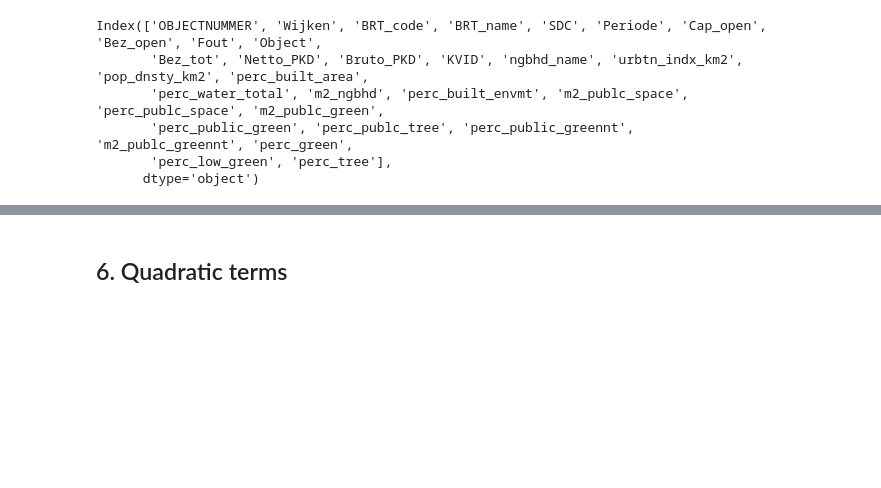
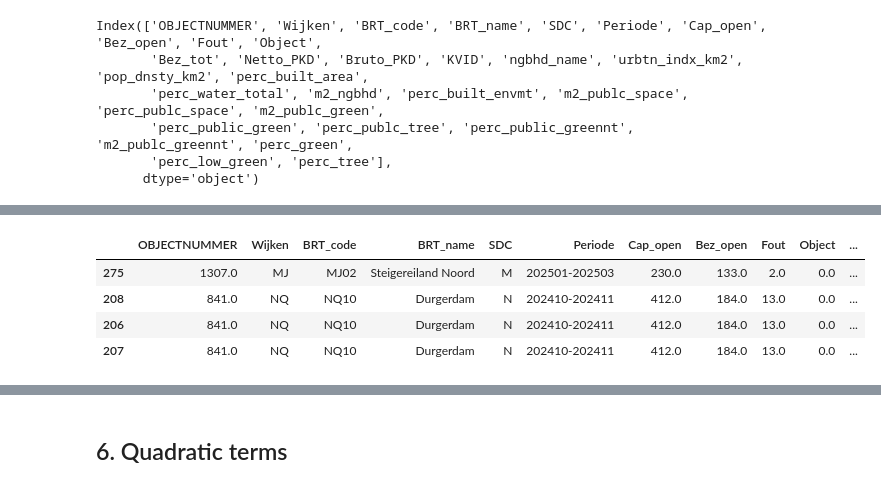
Before and after one commit to bram-villanueva/paper_project, a Jupyter notebook: park_prs_and_green.ipynb, the cells around one changed output, grey strips where cells are left out. Cells and saved outputs as stored; diff of their text form; code cells hidden in the pictures; blank space fills up the shorter version.

```diff
--- a/park_prs_and_green.ipynb
+++ b/park_prs_and_green.ipynb
@@ -531,0 +554,9 @@ Index(['OBJECTNUMMER', 'Wijken', 'BRT_code', 'BRT_name', 'SDC', 'Periode', 'Cap_
+# %%
+#closer
+gpdf03mp[gpdf03mp.isna().any(axis=1)]
+# %% [output]
+|  | OBJECTNUMMER | Wijken | BRT_code | BRT_name | SDC | Periode | Cap_open | Bez_open | Fout | Object | ... |
+| 275 | 1307.0 | MJ | MJ02 | Steigereiland Noord | M | 202501-202503 | 230.0 | 133.0 | 2.0 | 0.0 | ... |
+| 208 | 841.0 | NQ | NQ10 | Durgerdam | N | 202410-202411 | 412.0 | 184.0 | 13.0 | 0.0 | ... |
+| 206 | 841.0 | NQ | NQ10 | Durgerdam | N | 202410-202411 | 412.0 | 184.0 | 13.0 | 0.0 | ... |
+| 207 | 841.0 | NQ | NQ10 | Durgerdam | N | 202410-202411 | 412.0 | 184.0 | 13.0 | 0.0 | ... |
```
Also changed, not shown: parts of 6 cells of this notebook.
